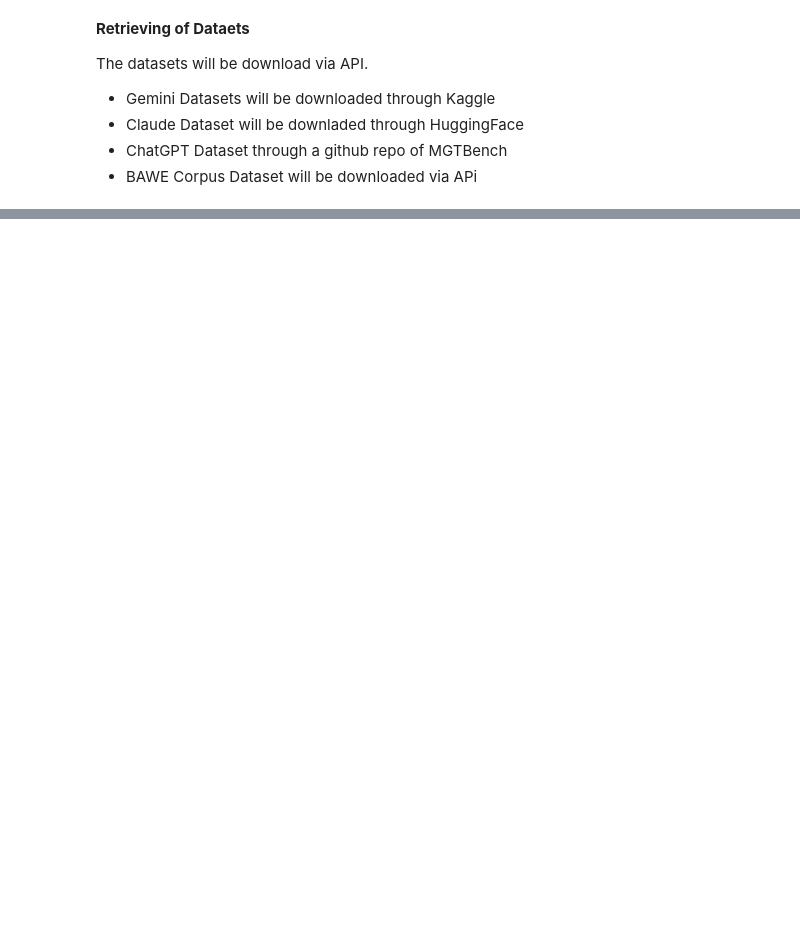
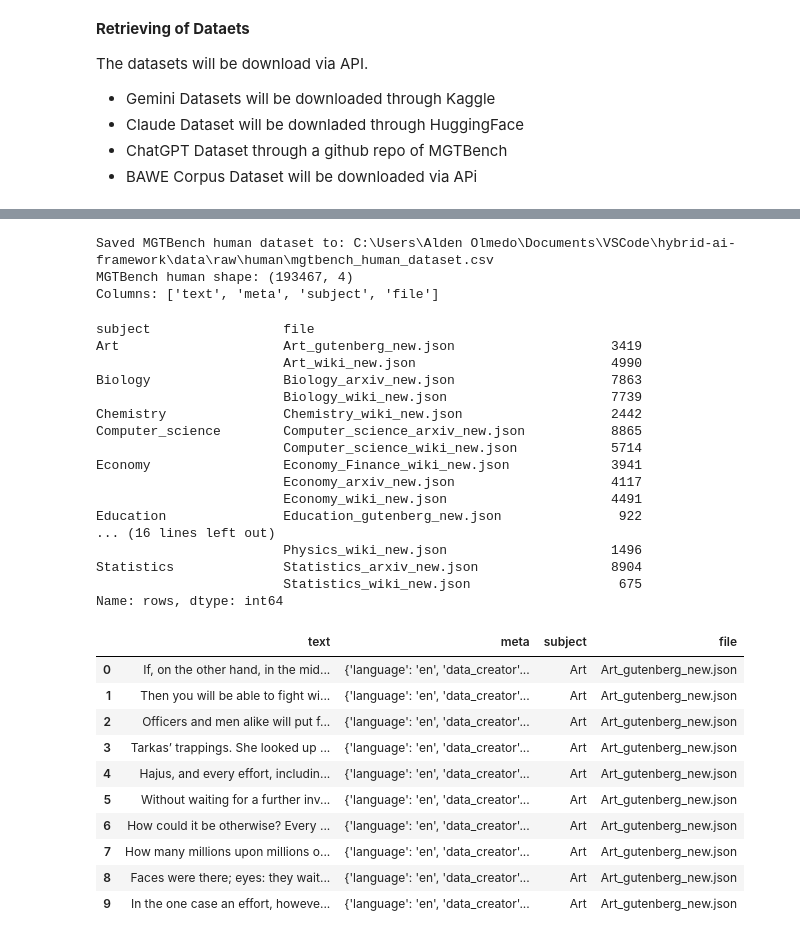
Before and after one commit to n4t5Uuu/Hybrid-AI-Text-Detector, a Jupyter notebook: src/notebooks/data_ingestion.ipynb, the cells around one changed output, grey strips where cells are left out. Saved outputs shown, nothing was run; the diff lists cells and outputs as text; code cells hidden in the pictures; blank space fills up the shorter version.

```diff
--- a/src/notebooks/data_ingestion.ipynb
+++ b/src/notebooks/data_ingestion.ipynb
@@ -159,0 +214,48 @@ display(df_mgtbench_ai.head(10))
+# %%
+# MGTBench human originals: the texts GPT-3.5 polished into the AI rows above.
+# Not part of the main dataset (they are Wikipedia/arXiv-style, not student essays);
+# saved under raw/human for a separate robustness experiment. Reuses fs and tqdm.
+mgtbench_human_path = RAW_HUMAN_DIR / "mgtbench_human_dataset.csv"
+mgtbench_human_root = "datasets/AITextDetect/AI_Polish_clean/Human"
+
+print("Loading MGTBench human (original) dataset...")
+
+if not mgtbench_human_path.exists():
+    all_human_data = []
+    print("Downloading MGTBench human files from Hugging Face...")
+
+    # Every subject folder under Human/ (not a fixed list), and every .json inside it.
+    subject_dirs = sorted(fs.ls(mgtbench_human_root, detail=False))
+    print(f"Found {len(subject_dirs)} subjects: {[d.split('/')[-1] for d in subject_dirs]}")
+
+    for subject_dir in tqdm(subject_dirs, desc="Human subjects"):
+        subject = subject_dir.split("/")[-1]
+        for file_path in fs.ls(subject_dir, detail=False):
+            if not file_path.endswith(".json"):
+                continue
+            try:
+                df = pd.read_json(f"hf://{file_path}")
+            except Exception as e:
+                print(f"Error loading {file_path}: {e}")
+                continue
+            # Keep where each row came from (subject and source file, like the AI rows).
+            df["subject"] = subject
+            df["file"] = file_path.split("/")[-1]
+            all_human_data.append(df)
+
+    if not all_human_data:
+        raise RuntimeError("No MGTBench human files were loaded from Hugging Face.")
+
+    df_mgtbench_human = pd.concat(all_human_data, ignore_index=True)
+    df_mgtbench_human.to_csv(mgtbench_human_path, index=False, encoding="utf-8")
+    print(f"Saved MGTBench human dataset to: {mgtbench_human_path.resolve()}")
+else:
+    df_mgtbench_human = pd.read_csv(mgtbench_human_path)
+    print(f"Using existing file: {mgtbench_human_path.resolve()}")
+
+print(f"MGTBench human shape: {df_mgtbench_human.shape}")
+print(f"Columns: {df_mgtbench_human.columns.tolist()}")
+if "subject" in df_mgtbench_human.columns:
+    display(df_mgtbench_human.groupby(["subject", "file"]).size().rename("rows"))
+display(df_mgtbench_human.head(10))
+# %% [output]
@@ -160,3 +265,34 @@ display(df_mgtbench_ai.head(10))
+Saved MGTBench human dataset to: C:\Users\Alden Olmedo\Documents\VSCode\hybrid-ai-framework\data\raw\human\mgtbench_human_dataset.csv
+MGTBench human shape: (193467, 4)
+Columns: ['text', 'meta', 'subject', 'file']
+subject                 file
+Art                     Art_gutenberg_new.json                    3419
+                        Art_wiki_new.json                         4990
+Biology                 Biology_arxiv_new.json                    7863
+                        Biology_wiki_new.json                     7739
+Chemistry               Chemistry_wiki_new.json                   2442
+Computer_science        Computer_science_arxiv_new.json           8865
+                        Computer_science_wiki_new.json            5714
+Economy                 Economy_Finance_wiki_new.json             3941
+                        Economy_arxiv_new.json                    4117
+                        Economy_wiki_new.json                     4491
+Education               Education_gutenberg_new.json               922
+... (16 lines left out)
+                        Physics_wiki_new.json                     1496
+Statistics              Statistics_arxiv_new.json                 8904
+                        Statistics_wiki_new.json                   675
+Name: rows, dtype: int64
+|  | text | meta | subject | file |
+| 0 | If, on the other hand, in the mid... | {'language': 'en', 'data_creator'... | Art | Art_gutenberg_new.json |
+| 1 | Then you will be able to fight wi... | {'language': 'en', 'data_creator'... | Art | Art_gutenberg_new.json |
+| 2 | Officers and men alike will put f... | {'language': 'en', 'data_creator'... | Art | Art_gutenberg_new.json |
+| 3 | Tarkas’ trappings. She looked up ... | {'language': 'en', 'data_creator'... | Art | Art_gutenberg_new.json |
+| 4 | Hajus, and every effort, includin... | {'language': 'en', 'data_creator'... | Art | Art_gutenberg_new.json |
+| 5 | Without waiting for a further inv... | {'language': 'en', 'data_creator'... | Art | Art_gutenberg_new.json |
+| 6 | How could it be otherwise? Every ... | {'language': 'en', 'data_creator'... | Art | Art_gutenberg_new.json |
+| 7 | How many millions upon millions o... | {'language': 'en', 'data_creator'... | Art | Art_gutenberg_new.json |
+| 8 | Faces were there; eyes: they wait... | {'language': 'en', 'data_creator'... | Art | Art_gutenberg_new.json |
+| 9 | In the one case an effort, howeve... | {'language': 'en', 'data_creator'... | Art | Art_gutenberg_new.json |
 # %%
 import requests
 import zipfile
```
Also changed, not shown: parts of 8 cells of this notebook.
